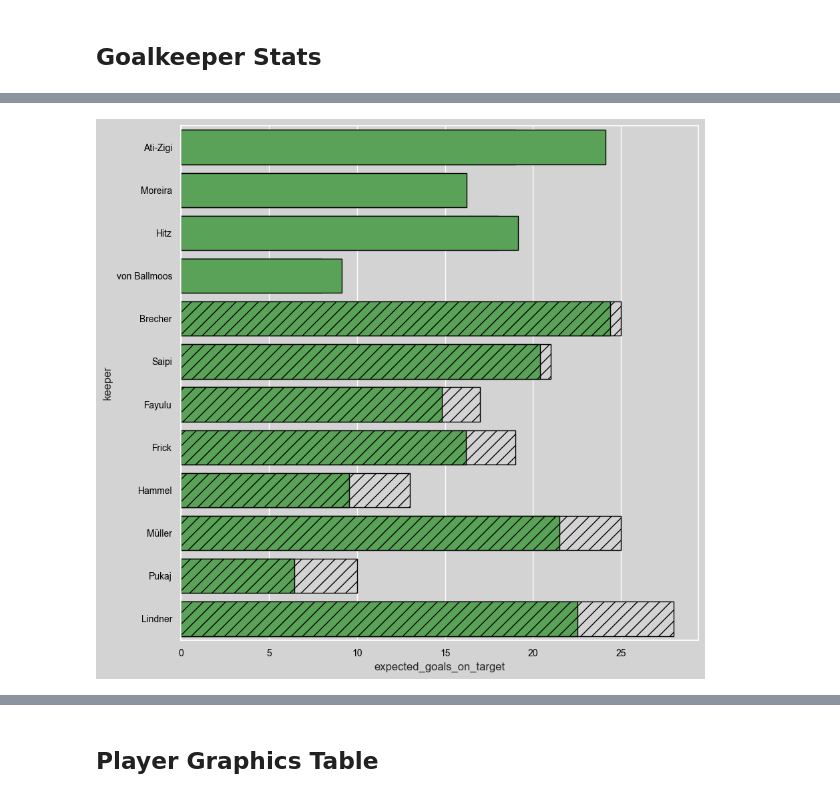
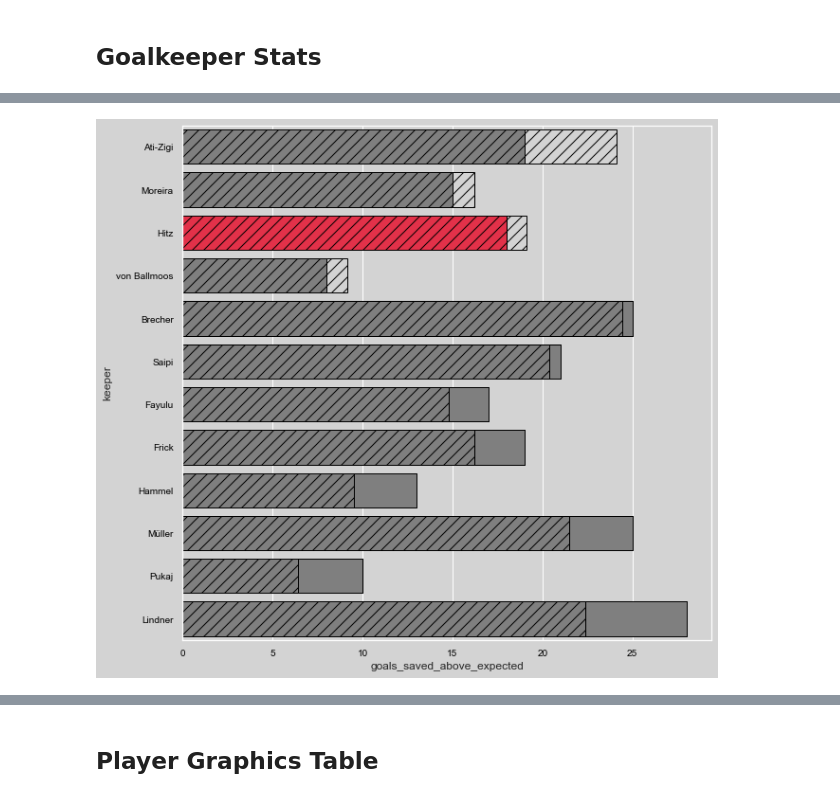
Before and after one commit to TK5-Tim/ds-projects, a Jupyter notebook: rsl/rsl_22_23_half_season_review.ipynb, the cells around one changed output, grey strips where cells are left out. Cells and saved outputs as stored; diff of their text form; code cells hidden in the pictures.

Commit message:
update goalie chart

```diff
--- a/rsl/rsl_22_23_half_season_review.ipynb
+++ b/rsl/rsl_22_23_half_season_review.ipynb
@@ -359,8 +370,14 @@ fig.savefig('figs/{}_shotmap.jpg'.format(player).lower().replace(' ','_'),bbox_i
 # %% [markdown]
 ## Goalkeeper Stats
 # %%
-df_goalies = df_shots_open_play.groupby('keeper_shot_faced').sum().reset_index().rename(columns={'keeper_shot_faced':'keeper', 'is_goal':'goals'})[['keeper','expected_goals','expected_goals_on_target','goals']]
+df_goalies = df_shots_open_play.groupby(['keeper_shot_faced','opponent_team']).sum().reset_index().rename(columns={'keeper_shot_faced':'keeper', 'is_goal':'goals', 'opponent_team':'team'})[['keeper','expected_goals','expected_goals_on_target','goals', 'team']]
 df_goalies = df_goalies.merge(df_shots_open_play.groupby('keeper_shot_faced').count().reset_index()[['keeper_shot_faced','shot_id']].rename(columns={'keeper_shot_faced':'keeper','shot_id':'shots_faced'}), on='keeper')
+# %%
+teams_short = dict()
+for team in df_goalies.team.unique():
+    teams_short[team] = df_shots.loc[df_shots['team']==team,'team_short'].unique()[0]
+# %%
+df_goalies['team_short'] = df_goalies['team'].map(teams_short)
 # %%
 df_goalies['goals_saved_above_expected'] = df_goalies['expected_goals_on_target'] - df_goalies['goals']
 df_goalies
@@ -405,33 +435,50 @@ edge = "white"
 
 mpl.rcParams['xtick.color'] = text_color
 mpl.rcParams['ytick.color'] = text_color
 mpl.rcParams['xtick.labelsize'] = 10
 mpl.rcParams['ytick.labelsize'] = 10
 
 fig.set_facecolor(background)
 ax.patch.set_alpha(0)
 
 
 fig.set_facecolor(background)
 ax.patch.set_alpha(0)
 
 ax.tick_params(axis='x', colors=text_color)
 ax.tick_params(axis='y', colors=text_color)
 
-sns.barplot(y=df_goalies_ranking['keeper'],x=df_goalies_ranking['goals'],label='goals against',color=background, alpha=1, edgecolor='black', hatch=['//' if x < 0 else '' for x in df_goalies_ranking['goals_saved_above_expected']])
-sns.barplot(y=df_goalies_ranking['keeper'],x=df_goalies_ranking['expected_goals_on_target'],label='expected goals against on target', color=CB_color_cycle[2], alpha=1,edgecolor='black', hatch=['//' if x < 0 else '' for x in df_goalies_ranking['goals_saved_above_expected']])
+sns.barplot(
+    y=df_goalies_ranking['keeper'],
+    x=df_goalies_ranking['goals'],label='goals against',
+    #color=CB_color_cycle[2],
+    palette=[team_colors['BAS'] if x=='BAS' else mcolors.TABLEAU_COLORS['tab:gray'] for x in df_goalies_ranking['team_short']],
+    alpha=1,
+    edgecolor='black',
+    hatch='//'
+    )
+sns.barplot(
+    y=df_goalies_ranking['keeper'],x=np.abs(df_goalies_ranking['goals_saved_above_expected']),
+    label='expected goals against on target',
+    palette=[mcolors.TABLEAU_COLORS['tab:gray'] if x < 0 else background for x in df_goalies_ranking['goals_saved_above_expected']],
+    color=background,
+    alpha=1,
+    edgecolor='black',
+    left=df_goalies_ranking.apply(lambda x: x['goals'] if x['goals_saved_above_expected'] > 0 else x['goals']+ x['goals_saved_above_expected'], axis=1),
+    hatch=['//' if x > 0 else '' for x in df_goalies_ranking['goals_saved_above_expected']]
+    )
 
 #ax.axvline(0, linewidth=2,color=text_color)
 #ax.set_xlim(-2.5,2.5)
 
 #ax.set_ylabel('Teams',fontsize=20, color=text_color)
 #ax.set_xlabel('',fontsize=20)
 #fig.text(-0.05,0.93,'Expected Goals Breakdown', fontsize=30, fontfamily=title_font, color=text_color, fontweight='bold')
 #fig.text(-0.05,0.90,'Swiss Super League 2022/23', fontweight='regular',fontsize=18, fontfamily=title_font,color=text_color)
 #ax.legend(loc="center left",bbox_to_anchor=(1, 0.5), frameon=True)
 #ax.annotate("Viz: @imkeller_5, Data: Fotmob.com", (-3.5,11), annotation_clip=False, fontsize=10, color=text_color)
 #ax.annotate("expected goals against / game", (-2.5, 10.5), annotation_clip=False, fontsize=20, color=text_color)
 #ax.annotate("expected goals / game", (0.25, 10.5), annotation_clip=False, fontsize=20, color=text_color)
 plt.show()
 # %% [output]
-[figure, old version]
+[figure, new version]
```
Also changed, not shown: parts of 16 cells of this notebook, 4 other files.
